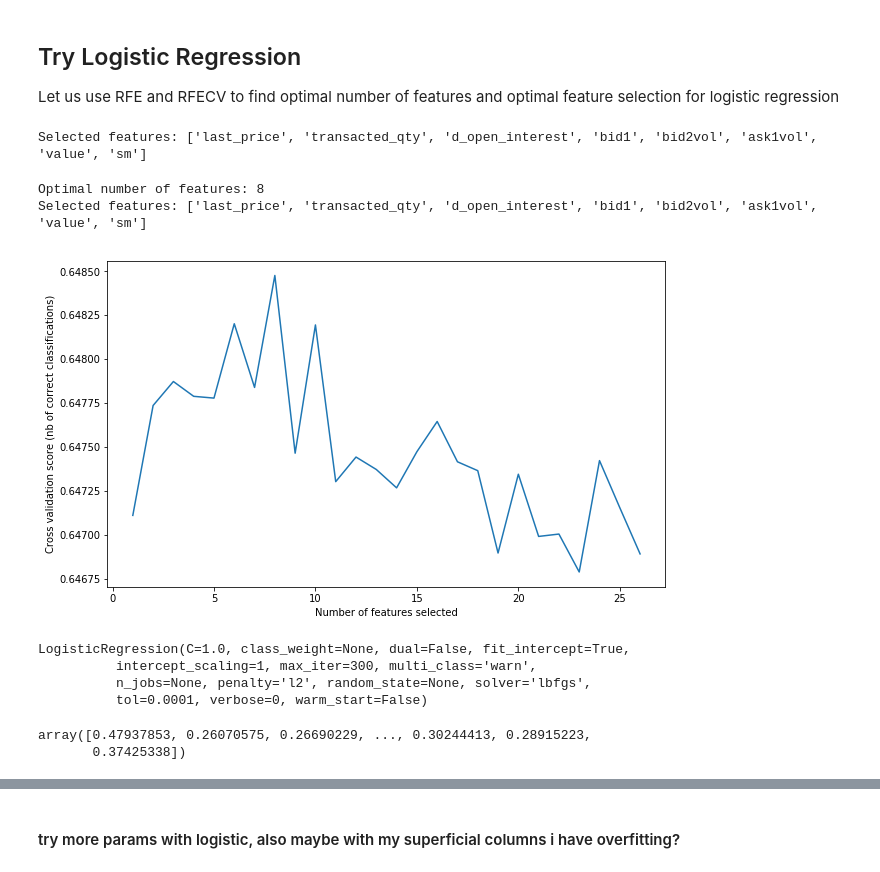
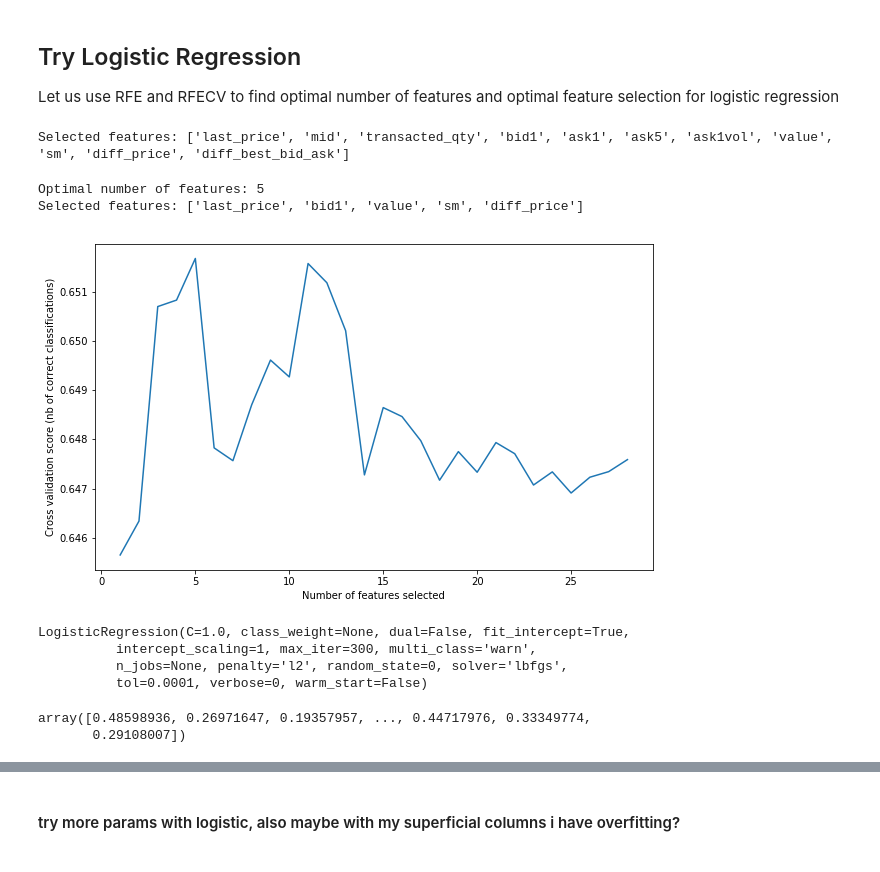
Before and after one commit to betzcats/cs155project1, a Jupyter notebook: picka_katerina.ipynb, the cells around one changed output, grey strips where cells are left out. Saved outputs shown, nothing was run; the diff lists cells and outputs as text; code cells hidden in the pictures.

```diff
--- a/picka_katerina.ipynb
+++ b/picka_katerina.ipynb
@@ -203,11 +203,15 @@ Index(['id', 'last_price', 'mid', 'opened_position_qty ',
 df = df.assign(value = lambda x: x.bid1vol / x.ask1vol)
 df = df.assign(sm = lambda x: (x.bid1vol+x.bid2vol+x.bid3vol+x.bid4vol+x.bid5vol) / (x.ask1vol+x.ask2vol+x.ask3vol+x.ask4vol+x.ask5vol))
 
+# indicator - difference between the price of most recent order and average of best bid and best ask (mid)
+df = df.assign(diff_price = lambda x: (x.last_price) - (x.mid))
+# indicator - difference between best bid price and best ask price
+df = df.assign(diff_best_bid_ask = lambda x: (x.bid1) - (x.ask1))
 
 # I have an impression that an important metric is how many people bid relative to how many ask.
 # The table says bid1 and ask1 are 'the best', idk if its important, but i compared people who bid/asked those
 # and people who bid/asked overall, those are columns 'value' and 'sm'
 
 
-train_data = df[['transacted_qty', 'bid1vol', 'bid2vol', 'd_open_interest',  'ask1vol', 'ask2vol', 'value', 'sm']]
-train_data
+#train_data = df[['transacted_qty', 'bid1vol', 'bid2vol', 'd_open_interest',  'ask1vol', 'ask2vol', 'value', 'sm']]
+#train_data
@@ -237,45 +222,47 @@ Let us use RFE and RFECV to find optimal number of features and optimal feature
 from sklearn.linear_model import LogisticRegression
 from sklearn.feature_selection import RFE
 
+from sklearn.linear_model import LogisticRegressionCV
 
 cols = ['last_price', 'mid', 'transacted_qty', 'd_open_interest', 'bid1',
        'bid2', 'bid3', 'bid4', 'bid5', 'ask1', 'ask2', 'ask3', 'ask4', 'ask5',
        'bid1vol', 'bid2vol', 'bid3vol', 'bid4vol', 'bid5vol', 'ask1vol',
        'ask2vol', 'ask3vol', 'ask4vol', 'ask5vol', 'value',
-       'sm']
+       'sm', 'diff_price', 'diff_best_bid_ask']
 X = df[cols]
 y = df.y
 # Build a logreg and compute the feature importances
-model = LogisticRegression(solver='lbfgs', max_iter=200)
+#model = LogisticRegressionCV(cv=5, random_state=0, solver='lbfgs', max_iter=300)
 # create the RFE model and select 8 attributes
-rfe = RFE(model, 8)
+model = LogisticRegression(random_state=0, solver='lbfgs', max_iter=300)
+rfe = RFE(model, 11)
 rfe = rfe.fit(X, y)
 # summarize the selection of the attributes
 print('Selected features: %s' % list(X.columns[rfe.support_]))
 # %% [output]
-Selected features: ['last_price', 'transacted_qty', 'd_open_interest', 'bid1', 'bid2vol', 'ask1vol', 'value', 'sm']
+Selected features: ['last_price', 'mid', 'transacted_qty', 'bid1', 'ask1', 'ask5', 'ask1vol', 'value', 'sm', 'diff_price', 'diff_best_bid_ask']
 # %%
 # we see that the new features 'value' and 'sm' work pretty ok
 # %%
 from sklearn.feature_selection import RFECV
 # Create the RFE object and compute a cross-validated score.
 # The "accuracy" scoring is proportional to the number of correct classifications
-rfecv = RFECV(estimator=LogisticRegression(solver='lbfgs', max_iter=200), step=1, cv=10, scoring='accuracy')
+rfecv = RFECV(estimator=LogisticRegression(random_state=0, solver='lbfgs', max_iter=300), step=1, cv=10, scoring='accuracy')
 rfecv.fit(X, y)
 
 print("Optimal number of features: %d" % rfecv.n_features_)
 print('Selected features: %s' % list(X.columns[rfecv.support_]))
 
 # Plot number of features VS. cross-validation scores
 plt.figure(figsize=(10,6))
 plt.xlabel("Number of features selected")
 plt.ylabel("Cross validation score (nb of correct classifications)")
 plt.plot(range(1, len(rfecv.grid_scores_) + 1), rfecv.grid_scores_)
 plt.show()
 # %% [output]
-Optimal number of features: 8
-Selected features: ['last_price', 'transacted_qty', 'd_open_interest', 'bid1', 'bid2vol', 'ask1vol', 'value', 'sm']
+Optimal number of features: 5
+Selected features: ['last_price', 'bid1', 'value', 'sm', 'diff_price']
-[figure, old version]
+[figure, new version]
 # %%
 # Optimal number of features: 8
 # Selected features: ['last_price', 'transacted_qty', 'd_open_interest', 'bid1', 'bid2vol', 'ask1vol', 'value', 'sm']
@@ -292,26 +282,37 @@ from sklearn.model_selection import train_test_split, cross_val_score
 from sklearn.metrics import accuracy_score, classification_report, precision_score, recall_score
 from sklearn.metrics import confusion_matrix, precision_recall_curve, roc_curve, auc, log_loss
 # %%
-logreg = LogisticRegression(solver='lbfgs', max_iter=300)
+logreg = LogisticRegression(random_state=0, solver='lbfgs', max_iter=300)
 logreg.fit(X, y)
 # %% [output]
 LogisticRegression(C=1.0, class_weight=None, dual=False, fit_intercept=True,
           intercept_scaling=1, max_iter=300, multi_class='warn',
-          n_jobs=None, penalty='l2', random_state=None, solver='lbfgs',
+          n_jobs=None, penalty='l2', random_state=0, solver='lbfgs',
           tol=0.0001, verbose=0, warm_start=False)
 # %%
 tst = tst.assign(value = lambda x: x.bid1vol / x.ask1vol)
 tst = tst.assign(sm = lambda x: (x.bid1vol+x.bid2vol+x.bid3vol+x.bid4vol+x.bid5vol) / (x.ask1vol+x.ask2vol+x.ask3vol+x.ask4vol+x.ask5vol))
+# indicator - difference between the price of most recent order and average of best bid and best ask (mid)
+tst = tst.assign(diff_price = lambda x: (x.last_price) - (x.mid))
+# indicator - difference between best bid price and best ask price
+tst = tst.assign(diff_best_bid_ask = lambda x: (x.bid1) - (x.ask1))
 
-cols = ['last_price', 'transacted_qty', 'd_open_interest', 'bid1', 'bid2vol', 'ask1vol', 'value', 'sm']
 
-X_test = tst[cols]
+
+
+cols1 = ['last_price', 'transacted_qty', 'd_open_interest', 'bid1', 'bid2vol', 'ask1vol', 'value', 'sm']
+cols = ['last_price', 'transacted_qty', 'd_open_interest', 'diff_price', 'bid2vol', 'ask1vol', 'value', 'sm', 'diff_best_bid_ask']
+cols_sel_new = ['last_price', 'transacted_qty', 'd_open_interest', 'diff_price', 'bid2vol', 'ask1vol', 'value', 'sm', 'diff_best_bid_ask']
+
+
+
+X_test = tst[cols_sel_new]
 y_pred = logreg.predict(X_test)
 y_pred_proba = logreg.predict_proba(X_test)[:, 1]
 y_pred_proba
 # %% [output]
-array([0.47937853, 0.26070575, 0.26690229, ..., 0.30244413, 0.28915223,
-       0.37425338])
+array([0.48598936, 0.26971647, 0.19357957, ..., 0.44717976, 0.33349774,
+       0.29108007])
 # %%
 ydf = pd.DataFrame(y_pred_proba)
 # %%
```
Also changed, not shown: parts of 19 cells of this notebook.
